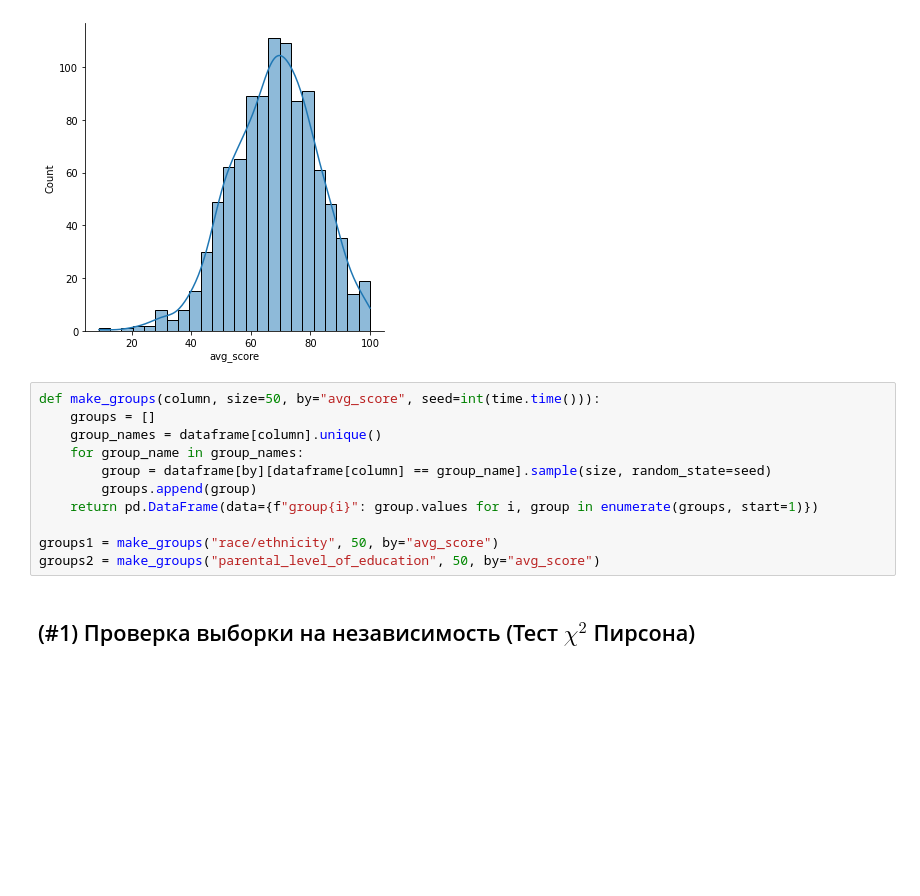
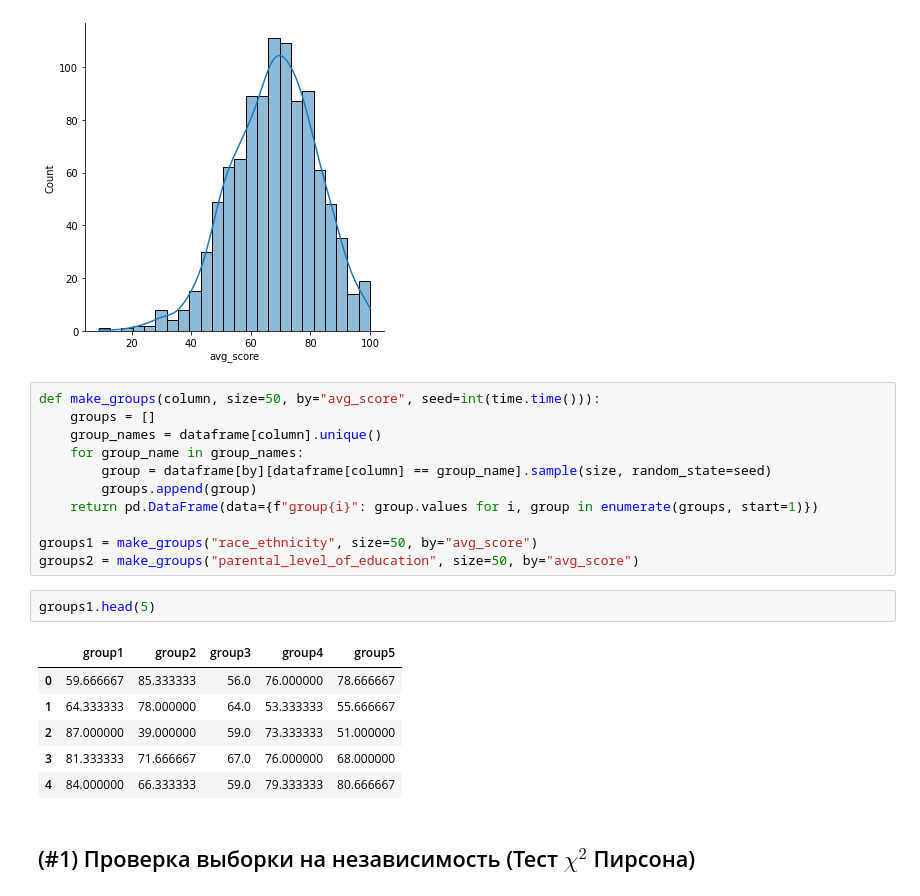
Before and after one commit to L1tewave/stohastic-object-models, a Jupyter notebook: practice_4/report.ipynb, the cells around one changed output. Saved outputs shown, nothing was run; the diff lists cells and outputs as text; blank space fills up the shorter version.

```diff
--- a/practice_4/report.ipynb
+++ b/practice_4/report.ipynb
@@ -92,8 +92,17 @@ def make_groups(column, size=50, by="avg_score", seed=int(time.time())):
         groups.append(group)
     return pd.DataFrame(data={f"group{i}": group.values for i, group in enumerate(groups, start=1)})
 
-groups1 = make_groups("race/ethnicity", 50, by="avg_score")
-groups2 = make_groups("parental_level_of_education", 50, by="avg_score")
+groups1 = make_groups("race_ethnicity", size=50, by="avg_score")
+groups2 = make_groups("parental_level_of_education", size=50, by="avg_score")
+# %%
+groups1.head(5)
+# %% [output]
+|  | group1 | group2 | group3 | group4 | group5 |
+| 0 | 59.666667 | 85.333333 | 56.0 | 76.000000 | 78.666667 |
+| 1 | 64.333333 | 78.000000 | 64.0 | 53.333333 | 55.666667 |
+| 2 | 87.000000 | 39.000000 | 59.0 | 73.333333 | 51.000000 |
+| 3 | 81.333333 | 71.666667 | 67.0 | 76.000000 | 68.000000 |
+| 4 | 84.000000 | 66.333333 | 59.0 | 79.333333 | 80.666667 |
 # %% [markdown]
 ## (#1) Проверка выборки на независимость (Тест $\chi^2$ Пирсона)
 # %%
```
Also changed, not shown: parts of 13 cells of this notebook.
